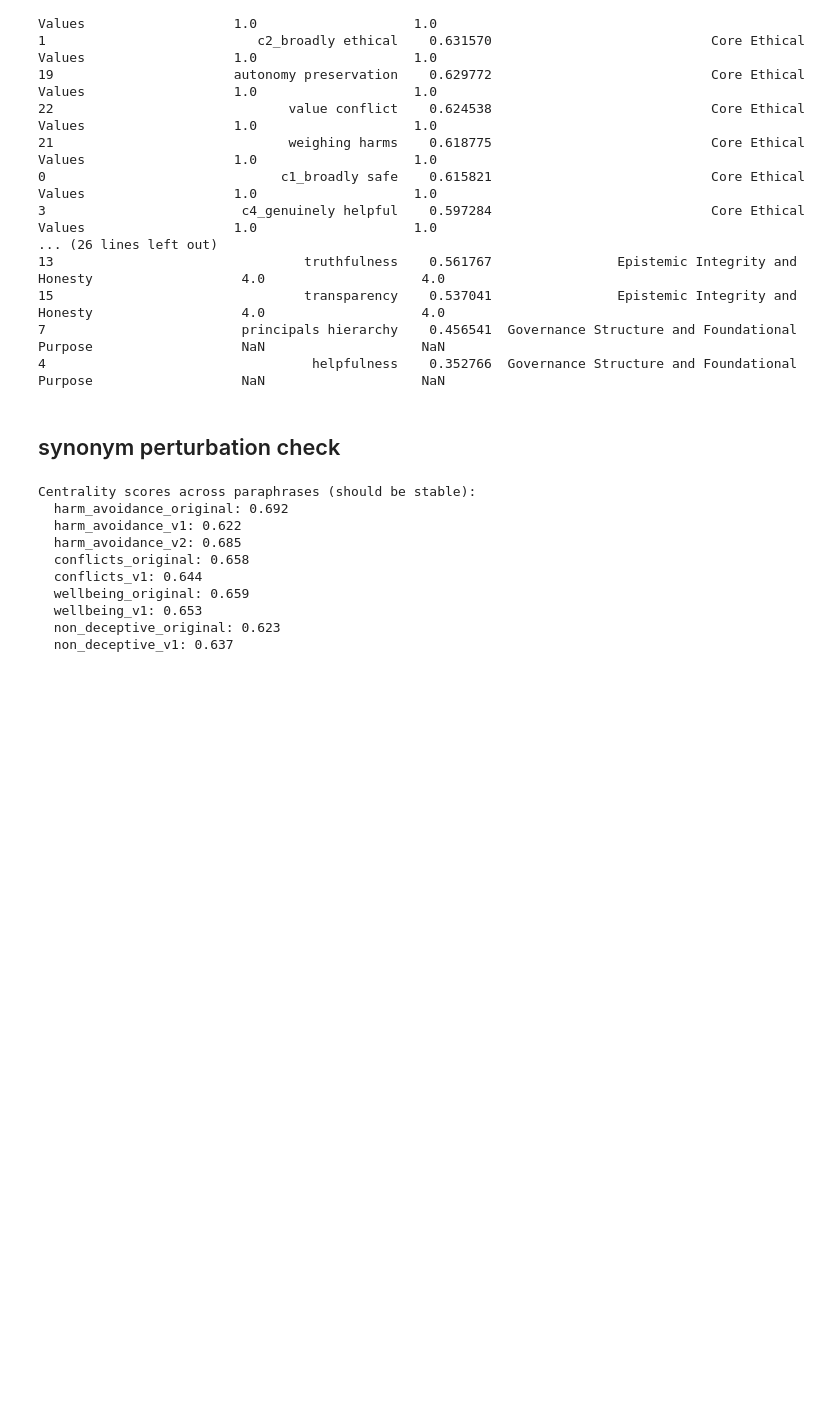
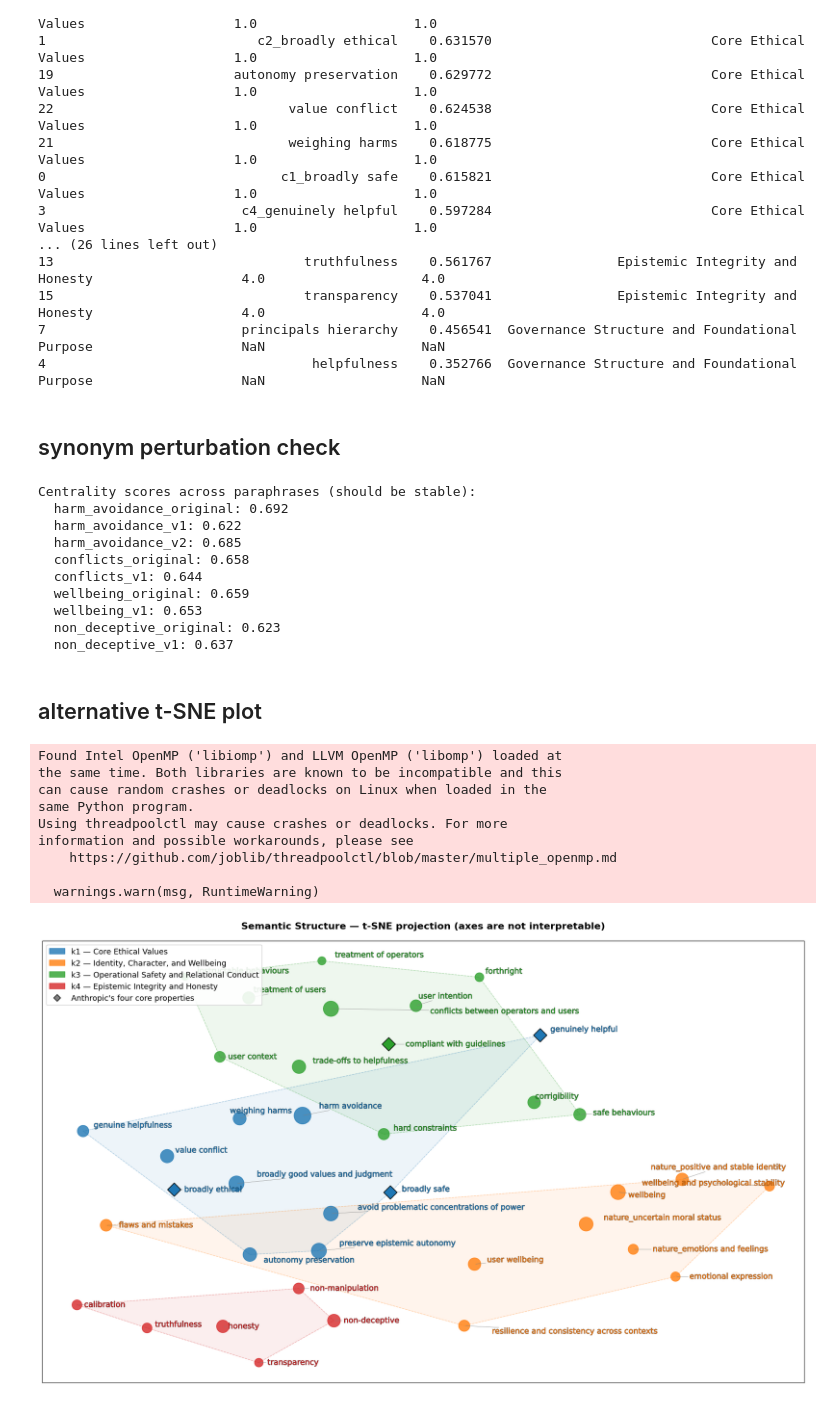
Before and after one commit to desBugger/constitutional-mt, a Jupyter notebook: centrality_analysis/constitutional_centrality_analysis.ipynb, the cells around one changed output. Cells and saved outputs as stored; diff of their text form; code cells hidden in the pictures; blank space fills up the shorter version.

```diff
--- a/centrality_analysis/constitutional_centrality_analysis.ipynb
+++ b/centrality_analysis/constitutional_centrality_analysis.ipynb
@@ -717,3 +717,77 @@ Centrality scores across paraphrases (should be stable):
   wellbeing_v1: 0.653
   non_deceptive_original: 0.623
   non_deceptive_v1: 0.637
+# %% [markdown]
+## alternative t-SNE plot
+# %%
+from sklearn.manifold import TSNE
+
+# perplexity must be < n_samples/3; with 40 points, use 10
+tsne = TSNE(n_components=2, random_state=42, perplexity=10)
+tsne_coords = tsne.fit_transform(embeddings)
+df['tsne_x'] = tsne_coords[:, 0]
+df['tsne_y'] = tsne_coords[:, 1]
+
+fig, ax = plt.subplots(figsize=(18, 11))
+
+for curriculum_num in cluster_labels_mean.keys():
+    mask = df['curriculum_order_mean'] == curriculum_num
+    points = df.loc[mask, ['tsne_x', 'tsne_y']].values
+    if len(points) >= 3:
+        hull = ConvexHull(points)
+        hull_pts = points[hull.vertices]
+        hull_pts = np.vstack([hull_pts, hull_pts[0]])
+        ax.fill(hull_pts[:, 0], hull_pts[:, 1], alpha=0.08,
+color=color_map_mean[curriculum_num])
+        ax.plot(hull_pts[:, 0], hull_pts[:, 1], '--',
+color=color_map_mean[curriculum_num], alpha=0.3, linewidth=1)
+
+for curriculum_num, label in cluster_labels_mean.items():
+    mask = (df['curriculum_order_mean'] == curriculum_num) & (~df['value_name'].isin(top_four))
+    ax.scatter(df.loc[mask, 'tsne_x'], df.loc[mask, 'tsne_y'],
+                color=color_map_mean[curriculum_num], s=df.loc[mask, 'dot_size'],
+                alpha=0.8, label=f'k{curriculum_num} — {label}')
+
+ax.scatter(df.loc[top_four_mask, 'tsne_x'], df.loc[top_four_mask, 'tsne_y'],
+            marker='D', s=250, edgecolors='black', linewidth=1.2,
+            color=[color_map_mean[int(o)] for o in df.loc[top_four_mask,
+'curriculum_order_mean']],
+            zorder=6)
+
+texts_tsne = []
+for _, row in df[df['curriculum_order_mean'].notna()].iterrows():
+    cluster_color = color_map_mean[int(row['curriculum_order_mean'])]
+    t = ax.text(row['tsne_x'], row['tsne_y'], row['display_name'],
+                fontsize=13, color=cluster_color)
+    t.set_path_effects([pe.withStroke(linewidth=0.5, foreground='black')])
+    texts_tsne.append(t)
+
+adjust_text(texts_tsne, ax=ax, arrowprops=dict(arrowstyle='-', color='grey', lw=0.5))
+
+legend_elements_tsne = [
+    mpatches.Patch(color=color_map_mean[k], alpha=0.8, label=f'k{k} — {v}')
+    for k, v in cluster_labels_mean.items()
+]
+legend_elements_tsne.append(
+    Line2D([0], [0], marker='D', color='grey', markersize=8, linestyle='None',
+            markeredgecolor='black', label="Anthropic's four core properties")
+)
+ax.legend(handles=legend_elements_tsne, loc='upper left', fontsize=13, framealpha=0.9)
+
+ax.set_xticks([]); ax.set_yticks([])
+ax.set_title("Semantic Structure — t-SNE projection (axes are not interpretable)",
+fontsize=16, fontweight='bold', pad=20)
+plt.tight_layout()
+plt.savefig('constitutional_tsne_clusters.png', dpi=300, bbox_inches='tight')
+plt.show()
+# %% [output]
+Found Intel OpenMP ('libiomp') and LLVM OpenMP ('libomp') loaded at
+the same time. Both libraries are known to be incompatible and this
+can cause random crashes or deadlocks on Linux when loaded in the
+same Python program.
+Using threadpoolctl may cause crashes or deadlocks. For more
+information and possible workarounds, please see
+    https://github.com/joblib/threadpoolctl/blob/master/multiple_openmp.md
+
+  warnings.warn(msg, RuntimeWarning)
+[figure, added]
```
Also changed, not shown: parts of 4 cells of this notebook, 5 other files.
